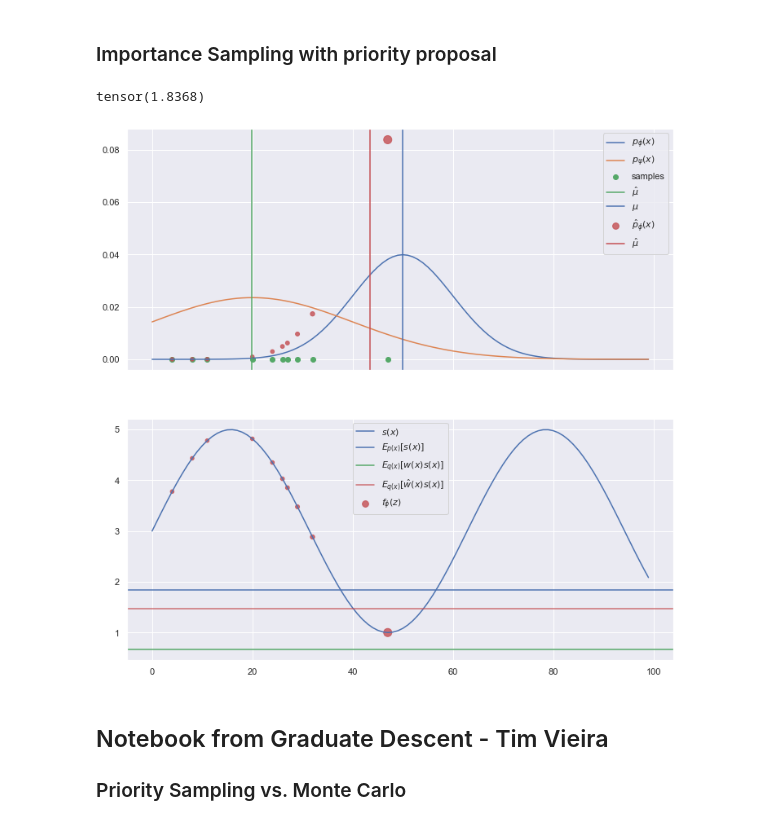
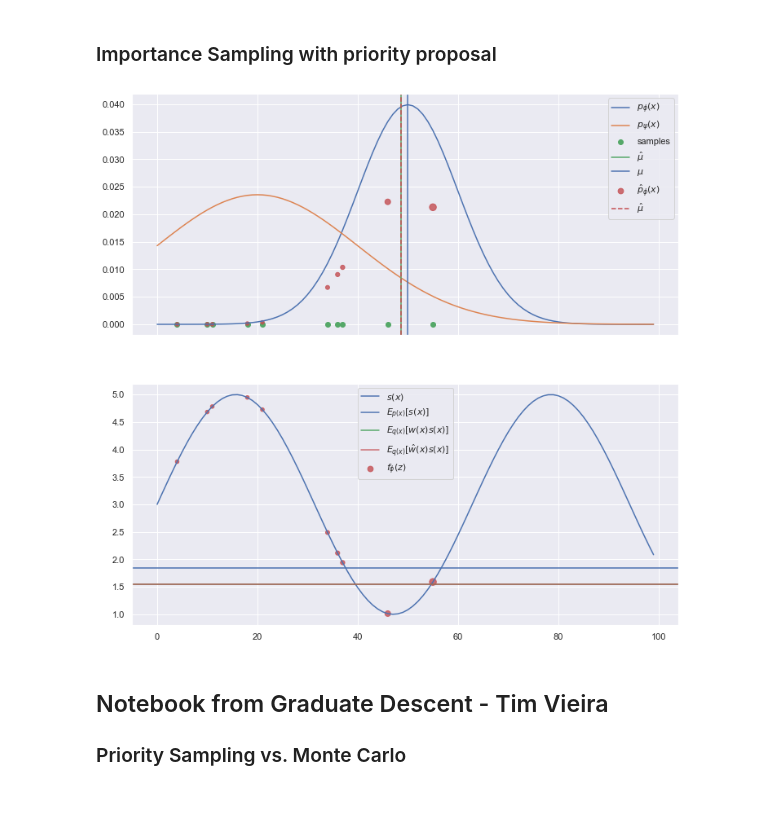
Before and after one commit to FindZebra/fz-openqa, a Jupyter notebook: notebooks/priority_sampling.ipynb, the cells around one changed output. Drawn from its saved outputs; the diff is of its cells as text; code cells hidden in the pictures.

```diff
--- a/notebooks/priority_sampling.ipynb
+++ b/notebooks/priority_sampling.ipynb
@@ -208,12 +227,14 @@ logp_psi = f_psi.log_softmax(0)
 mu = (x * logp_phi.exp()).sum()
 
 m = 10
-z, log_q_psi = priority_sample(logp_psi,
+z, log_q_psi = priority_sample(f_psi,
                                m,
                                largest=False,
                                mode="exponential")
 log_w = logp_phi[z] - log_q_psi
-mu_hat = (log_w.exp() * x[z]).sum()
+w = log_w.exp()
+w = w / w.sum(-1, keepdim=True)
+mu_hat = (w * x[z]).sum()
 
 fig, axes=plt.subplots(2, 1, sharex=True, figsize=(12, 12))
 
@@ -227,8 +248,8 @@ axes[0].axvline(mu, color=colors[0], label="$\mu$")
 # score space
 score = lambda x: 2* (x/10).sin() + 3
 f_mean = (score(x) * logp_phi.exp()).sum()
-f_hat = (log_w.exp() * score(x[z])).sum()
-rich.print(f_mean)
+
+f_hat = (w * score(x[z])).sum()
 axes[1].plot(x, score(x), color=colors[0], label="$s(x)$")
 # axes[1].scatter(z, score(z), color=colors[2], label="samples")
 axes[1].axhline(f_mean, color=colors[0], label="$E_{p(x)} [s(x)]$")
@@ -248,42 +269,43 @@ log_q_psi_z = log_q_psi
 # normalize
 M_psi = f_psi_z.max(dim=-1).values
 M_phi = f_phi_z.max(dim=-1).values
-f_phi_z = f_phi_z - M_phi + M_psi
+# f_phi_z = f_phi_z - M_phi + M_psi
+
 # compute variables
 log_zeta_z = f_phi_z - f_psi_z
 logp_psi_z = f_psi_z - log_Z_psi
 log_Z_phi_hat = log_Z_psi + (logp_psi_z - log_q_psi_z + log_zeta_z).logsumexp(dim=-1, keepdim=True)
 log_p_phi_hat = f_phi_z - log_Z_phi_hat
 w_hat = (log_p_phi_hat - log_q_psi).exp()
+# w_hat = w_hat / w_hat.sum(-1, keepdim=True)
 # plot
 axes[0].scatter(z, log_p_phi_hat.exp(), color=colors[3], label="$\hat{p}_\phi(x)$", alpha=0.8, s=20+100*w_hat)
 mu_hat_hat = (w_hat * x[z]).sum()
-axes[0].axvline(mu_hat_hat, color=colors[3], label="$\hat{\mu}}'$")
+axes[0].axvline(mu_hat_hat, color=colors[3], label="$\hat{\mu}}'$", linestyle="--")
 f_hat_hat = (w_hat * score(x[z])).sum()
 axes[1].axhline(f_hat_hat, color=colors[3],
                 label="$E_{q(x)} [\hat{w}(x) s(x)]$", alpha=0.8)
 axes[1].scatter(z, score(x[z]), color=colors[3], label="$f_\phi(z)$", alpha=0.8, s=20+100*w_hat)
 
 
 # estimate p_phi without fancy approximation
 SIMPLE_ESTIMATE = False
 if SIMPLE_ESTIMATE:
     p_phi_hat_simple = f_phi[z].exp() / f_phi[z].exp().sum()
     axes[0].scatter(z, p_phi_hat_simple, color=colors[4], label="$\hat{p}_\phi(x)''$", alpha=0.8)
     w_hat_simple = p_phi_hat_simple / log_q_psi.exp()
     mu_hat_simple = (w_hat_simple * x[z]).sum()
     axes[0].axvline(mu_hat_simple, color=colors[4], label="$\hat{\mu}}''$")
     f_hat_simple = (w_hat_simple * score(x[z])).sum()
     axes[1].axhline(f_hat_simple, color=colors[4],
                     label="$E_{q(x)} [\hat{w}(x)'' s(x)]$", alpha=0.8)
 
 
 axes[0].legend()
 axes[1].legend()
 plt.show()
 # %% [output]
-tensor(1.8368)
-[figure, old version]
+[figure, new version]
 # %% [markdown]
 ## Notebook from Graduate Descent - Tim Vieira
 
```
Also changed, not shown: parts of 9 cells of this notebook, 10 other files.
